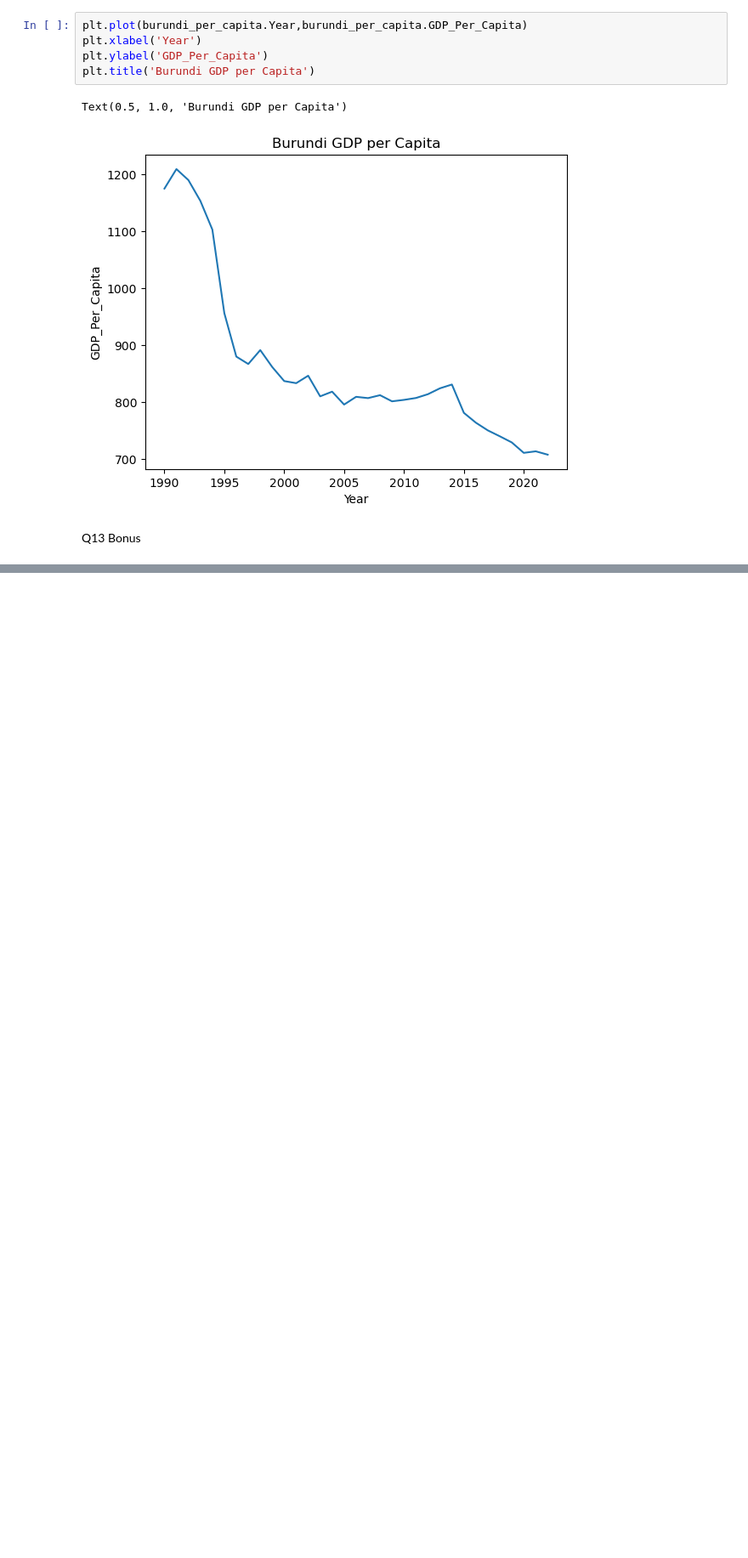
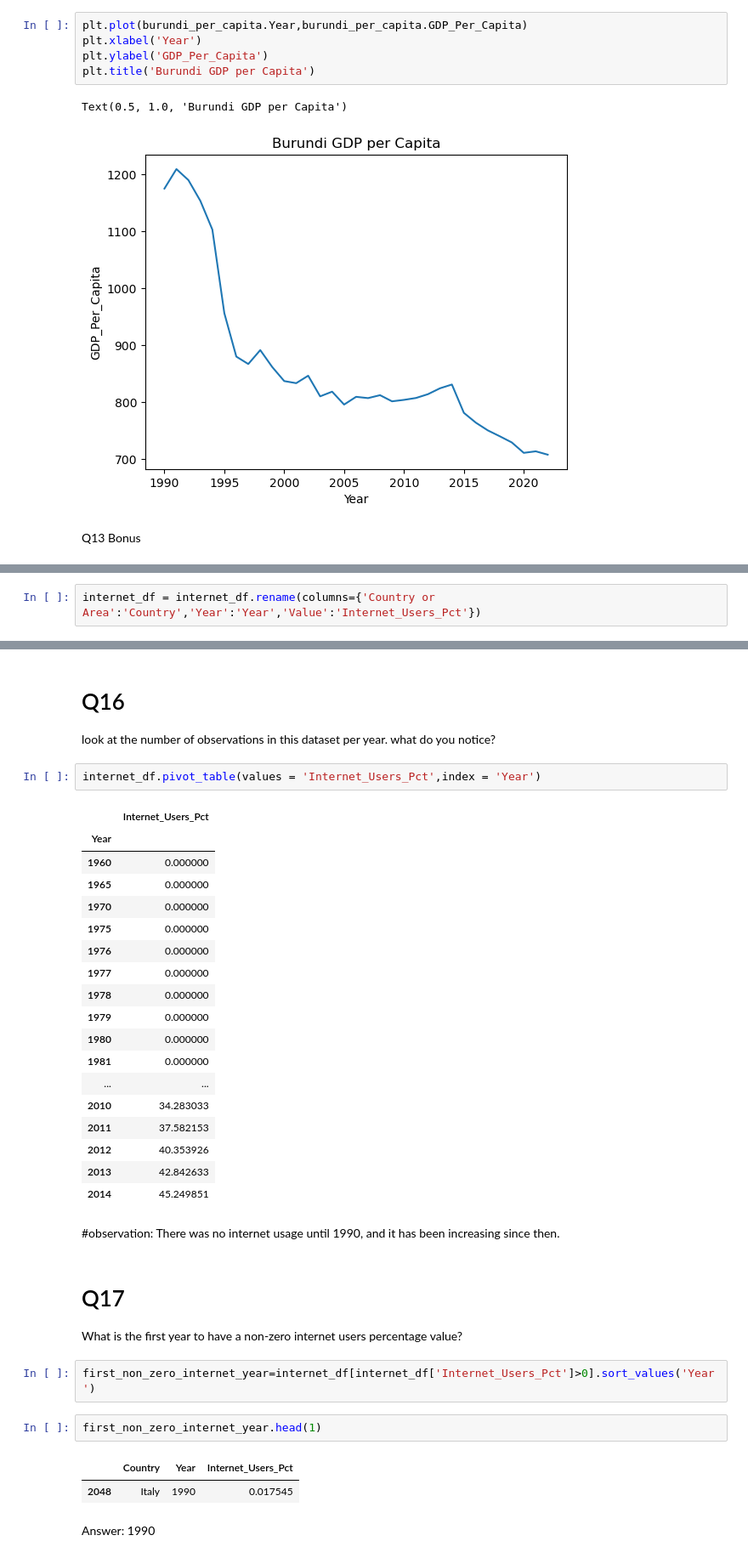
Before and after one commit to NSS-Data-Analytics-Cohort-11/undata-zdemeke, a Jupyter notebook: notebook/UN_Data_project.ipynb, the cells around one changed output, grey strips where cells are left out. Shown: that part at 85% size. Saved outputs shown, nothing was run; the diff lists cells and outputs as text; blank space fills up the shorter version.

```diff
--- a/notebook/UN_Data_project.ipynb
+++ b/notebook/UN_Data_project.ipynb
@@ -420,0 +519,2 @@ Q14.
+# %%
+internet_df = internet_df.rename(columns={'Country or Area':'Country','Year':'Year','Value':'Internet_Users_Pct'})
@@ -420,0 +530,38 @@ Q14.
+# %% [markdown]
+# Q16
+look at the number of observations in this dataset per year. what do you notice?
+# %%
+internet_df.pivot_table(values = 'Internet_Users_Pct',index = 'Year')
+# %% [output]
+|  | Internet_Users_Pct |
+| Year |  |
+| 1960 | 0.000000 |
+| 1965 | 0.000000 |
+| 1970 | 0.000000 |
+| 1975 | 0.000000 |
+| 1976 | 0.000000 |
+| 1977 | 0.000000 |
+| 1978 | 0.000000 |
+| 1979 | 0.000000 |
+| 1980 | 0.000000 |
+| 1981 | 0.000000 |
+| ... | ... |
+| 2010 | 34.283033 |
+| 2011 | 37.582153 |
+| 2012 | 40.353926 |
+| 2013 | 42.842633 |
+| 2014 | 45.249851 |
+# %% [markdown]
+#observation: There was no internet usage until 1990, and it has been increasing since then.
+# %% [markdown]
+# Q17
+What is the first year to have a non-zero internet users percentage value?
+# %%
+first_non_zero_internet_year=internet_df[internet_df['Internet_Users_Pct']>0].sort_values('Year')
+# %%
+first_non_zero_internet_year.head(1)
+# %% [output]
+|  | Country | Year | Internet_Users_Pct |
+| 2048 | Italy | 1990 | 0.017545 |
+# %% [markdown]
+Answer: 1990
```
Also changed, not shown: parts of 22 cells of this notebook, 4 other files.
